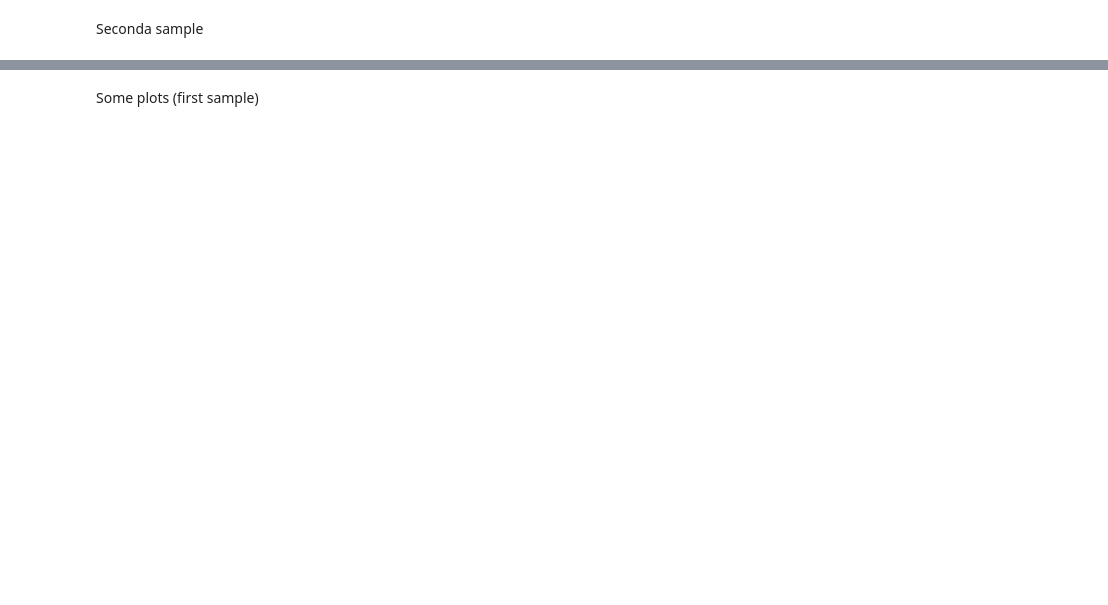
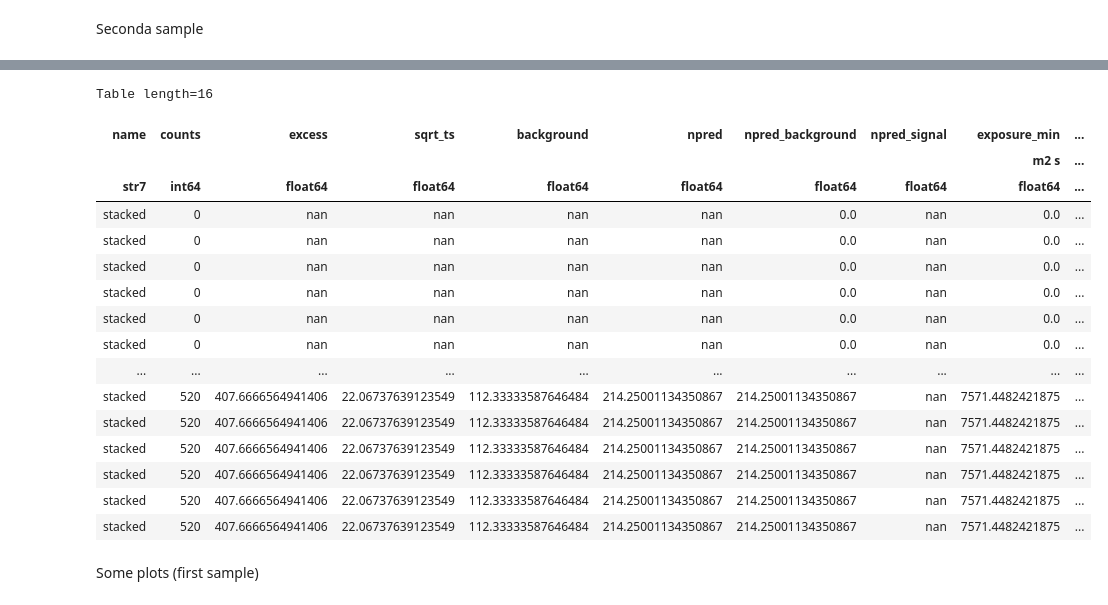
Before and after one commit to dipierr/magic-lst1-sw-school, a Jupyter notebook: check_flux_from_dl3.ipynb, the cells around one changed output, grey strips where cells are left out. Cells and saved outputs as stored; diff of their text form; code cells hidden in the pictures; blank space fills up the shorter version.

```diff
--- a/check_flux_from_dl3.ipynb
+++ b/check_flux_from_dl3.ipynb
@@ -177,0 +261,19 @@ safe_mask_maker = SafeMaskMaker(methods=["aeff-max"], aeff_percent=3)
+# %%
+if double:
+    on_geom_1 = RegionGeom.create(region=on_region_1, axes=[energy_axis])
+    dataset_empty_1 = SpectrumDataset.create(geom=on_geom_1, energy_axis_true=energy_axis_true)
+    # Create a spectrum dataset maker
+    dataset_maker_1 = SpectrumDatasetMaker(
+        containment_correction=False,
+        selection=["counts", "exposure", "edisp"],
+        use_region_center=True,
+    )
+
+    # Create a background maker
+    print(f"\nNumber of OFF regions: {n_off_regions}")
+
+    region_finder_1 = WobbleRegionsFinder(n_off_regions=n_off_regions)
+    bkg_maker_1 = ReflectedRegionsBackgroundMaker(region_finder=region_finder_1)
+
+    # Create a safe mask maker
+    safe_mask_maker_1 = SafeMaskMaker(methods=["aeff-max"], aeff_percent=3)
@@ -217,7 +381,7 @@ Seconda sample
 if double :
     datasets_1 = Datasets()
 
-    counts_1 = Map.create(skydir=target_position, width=3)
+    counts_1 = Map.create(skydir=target_position_1, width=3)
 
     # Loop over every observation
     print("Running the makers...")
@@ -235,9 +399,9 @@ if double :
         counts_1.fill_events(observation.events)
 
         # Run the makers to the observation data
-        dataset = dataset_maker.run(dataset_empty.copy(name=str(obs_id)), observation)
-        dataset_on_off = bkg_maker.run(dataset, observation)
-        dataset_on_off = safe_mask_maker.run(dataset_on_off, observation)
+        dataset = dataset_maker_1.run(dataset_empty_1.copy(name=str(obs_id)), observation)
+        dataset_on_off = bkg_maker_1.run(dataset, observation)
+        dataset_on_off = safe_mask_maker_1.run(dataset_on_off, observation)
 
         datasets_1.append(dataset_on_off)
 
@@ -246,5 +410,6 @@ if double :
     # Get the information table
     info_table_1 = datasets_1.info_table(cumulative=True)
     print(datasets_1.energy_ranges)
+
     # Show the table
     info_table_1
@@ -251,3 +456,23 @@ if double :
+# %%
+info_table_1
+# %% [output]
+Table length=16
+| name | counts | excess | sqrt_ts | background | npred | npred_background | npred_signal | exposure_min | ... |
+|  |  |  |  |  |  |  |  | m2 s | ... |
+| str7 | int64 | float64 | float64 | float64 | float64 | float64 | float64 | float64 | ... |
+| stacked | 0 | nan | nan | nan | nan | 0.0 | nan | 0.0 | ... |
+| stacked | 0 | nan | nan | nan | nan | 0.0 | nan | 0.0 | ... |
+| stacked | 0 | nan | nan | nan | nan | 0.0 | nan | 0.0 | ... |
+| stacked | 0 | nan | nan | nan | nan | 0.0 | nan | 0.0 | ... |
+| stacked | 0 | nan | nan | nan | nan | 0.0 | nan | 0.0 | ... |
+| stacked | 0 | nan | nan | nan | nan | 0.0 | nan | 0.0 | ... |
+| ... | ... | ... | ... | ... | ... | ... | ... | ... | ... |
+| stacked | 520 | 407.6666564941406 | 22.06737639123549 | 112.33333587646484 | 214.25001134350867 | 214.25001134350867 | nan | 7571.4482421875 | ... |
+| stacked | 520 | 407.6666564941406 | 22.06737639123549 | 112.33333587646484 | 214.25001134350867 | 214.25001134350867 | nan | 7571.4482421875 | ... |
+| stacked | 520 | 407.6666564941406 | 22.06737639123549 | 112.33333587646484 | 214.25001134350867 | 214.25001134350867 | nan | 7571.4482421875 | ... |
+| stacked | 520 | 407.6666564941406 | 22.06737639123549 | 112.33333587646484 | 214.25001134350867 | 214.25001134350867 | nan | 7571.4482421875 | ... |
+| stacked | 520 | 407.6666564941406 | 22.06737639123549 | 112.33333587646484 | 214.25001134350867 | 214.25001134350867 | nan | 7571.4482421875 | ... |
+| stacked | 520 | 407.6666564941406 | 22.06737639123549 | 112.33333587646484 | 214.25001134350867 | 214.25001134350867 | nan | 7571.4482421875 | ... |
 # %% [markdown]
 Some plots (first sample)
 # %%
```
Also changed, not shown: parts of 10 cells of this notebook, 1 other file.
